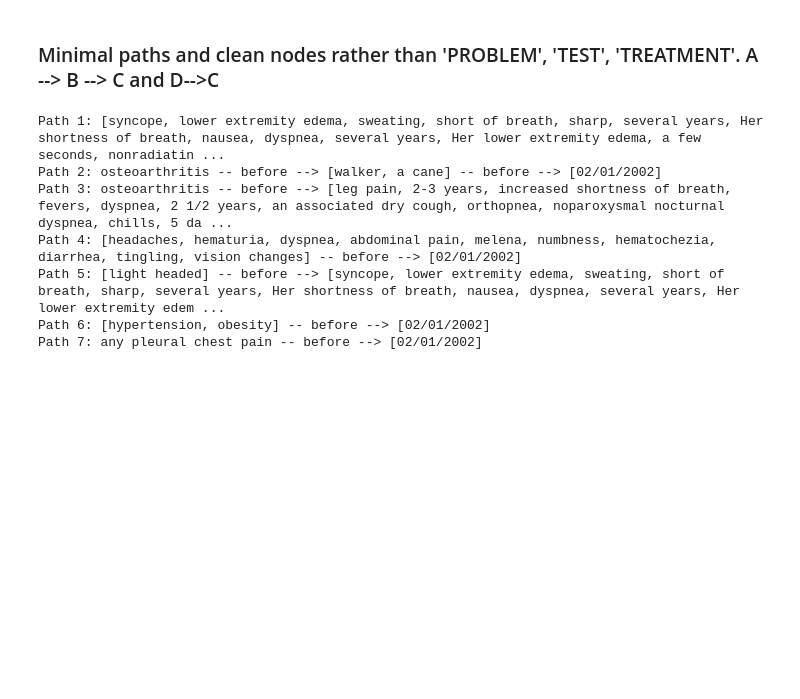
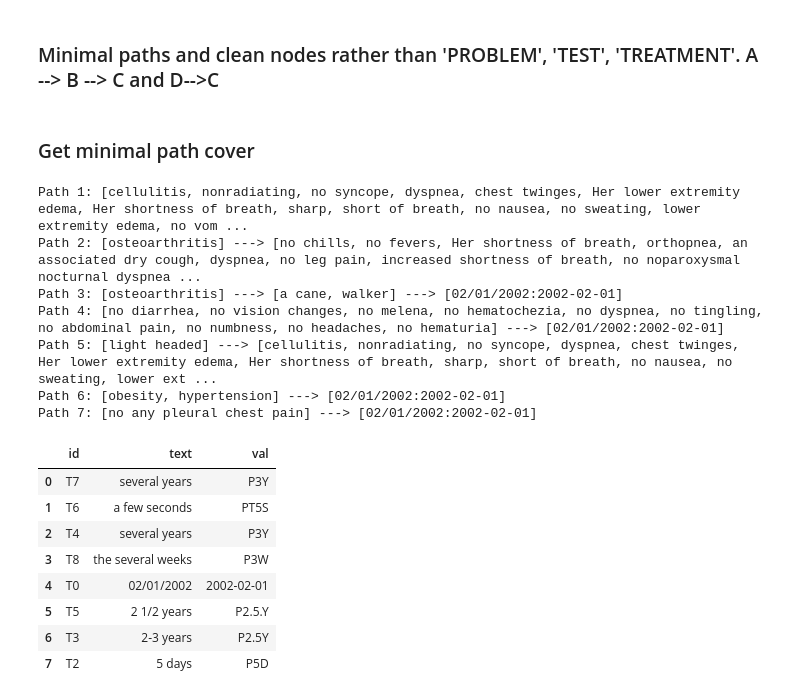
Before and after one commit to wtgme/Temporal_relation, a Jupyter notebook: data_builder.ipynb, the cells around one changed output. Drawn from its saved outputs; the diff is of its cells as text; code cells hidden in the pictures; blank space fills up the shorter version.

```diff
--- a/data_builder.ipynb
+++ b/data_builder.ipynb
@@ -513,44 +571,55 @@ nx.write_graphml(mergaed_G_clean, wp+"graphs/tem_history_graph_merge_clean.graph
+# %% [markdown]
+### Get minimal path cover
 # %%
 covering_paths = minimal_path_cover(mergaed_G_clean)
 G = mergaed_G_clean.copy()
+all_times = []
 path_desc = []
 # print("Minimal path cover:")
 for i, path in enumerate(covering_paths):
     # print(f"Path {i+1}: {path}")
     texts = []
     for node in path:
-
         text = G.nodes[node].get("text", None)
         type = G.nodes[node].get("type", None)
-        # time2section = G.nodes[node].get("time2section", None)
+        norm_time = G.nodes[node].get('norm_time', None)
+        # print(node, G.nodes[node])
+
         if type == None:
-            tlist = []
+            elist, tlist = [], []
             type_attrs = G.nodes[node].get("node_attributes")
             type_attrs = json.loads(type_attrs)
             for nid in type_attrs.keys():
-                # print(type_attrs[nid])
+                # print(nid, type_attrs[nid])
                 text = type_attrs[nid]['text']
                 type = type_attrs[nid]['type']
+                norm_time = type_attrs[nid].get('norm_time', None)
 
-                # time2section = type_attrs[nid].get('time2section', None)
-                if type in ['PROBLEM', 'TEST', 'TREATMENT', 'DURATION', 'DATE', 'FREQUENCY']:
-                    tlist.append(text)
-                    # print(time2section, '....')
-            texts.append( '[' + ', '.join(tlist) + ']')
+                if type in ['PROBLEM', 'TEST', 'TREATMENT']:
+                    elist.append(text)
+                elif type in ['DATE', 'DURATION', 'FREQUENCY', 'TIME']:
+                    tlist.append(text+':'+norm_time)
+                    all_times.append([nid, text, norm_time])
+            if len(elist) > 0:
+                texts.append( '[' + ', '.join(elist) + ']')
+            if len(tlist) > 0:
+                texts.append( '[' + ', '.join(tlist) + ']')
         else:
-            if type in ['PROBLEM', 'TEST', 'TREATMENT', 'DURATION', 'DATE', 'FREQUENCY']:
-                texts.append(text)
-                # print(time2section)
+            if type in ['PROBLEM', 'TEST', 'TREATMENT']:
+                texts.append('[' + text + ']')
+            if type in ['DATE', 'DURATION', 'FREQUENCY', 'TIME']:
+                texts.append('[' + text+':'+ norm_time + ']')
+                all_times.append([node, text, norm_time])
     # print(texts)
 
-    path_desc.append(f"Path {i+1}: " + ' -- before --> '.join(texts))
+    path_desc.append(f"Path {i+1}: " + ' ---> '.join(texts))
 print('\n'.join(path_desc))
 min_paths = '\n'.join(path_desc)
 # %% [output]
-Path 1: [syncope, lower extremity edema, sweating, short of breath, sharp, several years, Her shortness of breath, nausea, dyspnea, several years, Her lower extremity edema, a few seconds, nonradiatin ...
-Path 2: osteoarthritis -- before --> [walker, a cane] -- before --> [02/01/2002]
-Path 3: osteoarthritis -- before --> [leg pain, 2-3 years, increased shortness of breath, fevers, dyspnea, 2 1/2 years, an associated dry cough, orthopnea, noparoxysmal nocturnal dyspnea, chills, 5 da ...
-Path 4: [headaches, hematuria, dyspnea, abdominal pain, melena, numbness, hematochezia, diarrhea, tingling, vision changes] -- before --> [02/01/2002]
-Path 5: [light headed] -- before --> [syncope, lower extremity edema, sweating, short of breath, sharp, several years, Her shortness of breath, nausea, dyspnea, several years, Her lower extremity edem ...
-Path 6: [hypertension, obesity] -- before --> [02/01/2002]
-Path 7: any pleural chest pain -- before --> [02/01/2002]
+Path 1: [cellulitis, nonradiating, no syncope, dyspnea, chest twinges, Her lower extremity edema, Her shortness of breath, sharp, short of breath, no nausea, no sweating, lower extremity edema, no vom ...
+Path 2: [osteoarthritis] ---> [no chills, no fevers, Her shortness of breath, orthopnea, an associated dry cough, dyspnea, no leg pain, increased shortness of breath, no noparoxysmal nocturnal dyspnea ...
+Path 3: [osteoarthritis] ---> [a cane, walker] ---> [02/01/2002:2002-02-01]
+Path 4: [no diarrhea, no vision changes, no melena, no hematochezia, no dyspnea, no tingling, no abdominal pain, no numbness, no headaches, no hematuria] ---> [02/01/2002:2002-02-01]
+Path 5: [light headed] ---> [cellulitis, nonradiating, no syncope, dyspnea, chest twinges, Her lower extremity edema, Her shortness of breath, sharp, short of breath, no nausea, no sweating, lower ext ...
+Path 6: [obesity, hypertension] ---> [02/01/2002:2002-02-01]
+Path 7: [no any pleural chest pain] ---> [02/01/2002:2002-02-01]
@@ -558,0 +626,14 @@ Path 7: any pleural chest pain -- before --> [02/01/2002]
+# %%
+all_times = pd.DataFrame(all_times, columns=['id', 'text', 'val'])
+all_times = all_times.drop_duplicates()
+all_times
+# %% [output]
+|  | id | text | val |
+| 0 | T7 | several years | P3Y |
+| 1 | T6 | a few seconds | PT5S |
+| 2 | T4 | several years | P3Y |
+| 3 | T8 | the several weeks | P3W |
+| 4 | T0 | 02/01/2002 | 2002-02-01 |
+| 5 | T5 | 2 1/2 years | P2.5.Y |
+| 6 | T3 | 2-3 years | P2.5Y |
+| 7 | T2 | 5 days | P5D |
```
Also changed, not shown: parts of 35 cells of this notebook, 1 other file.
